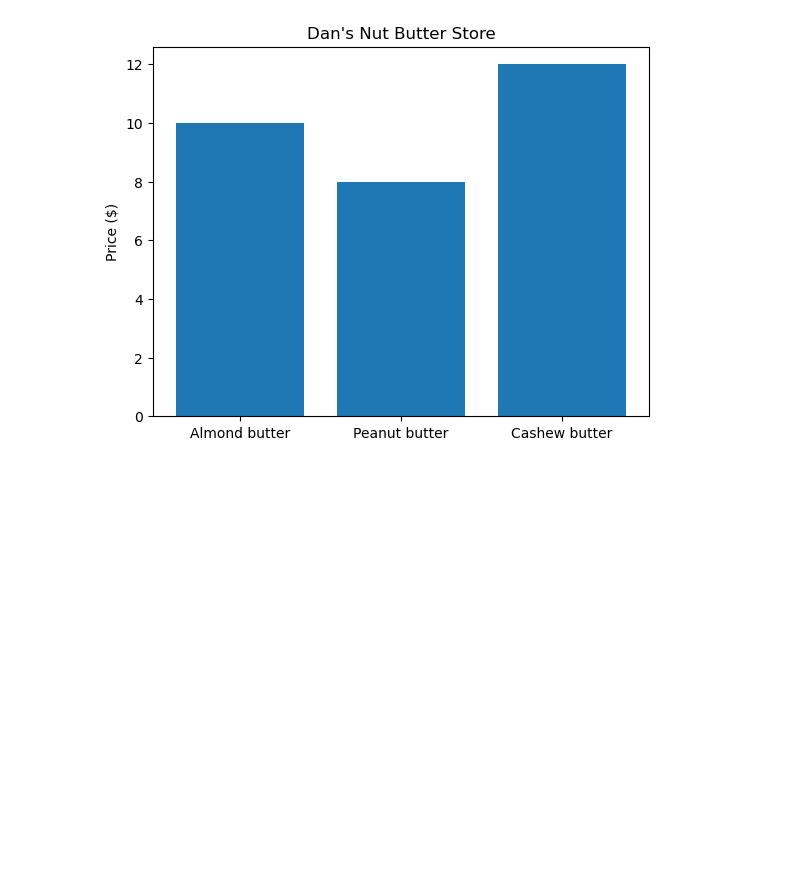
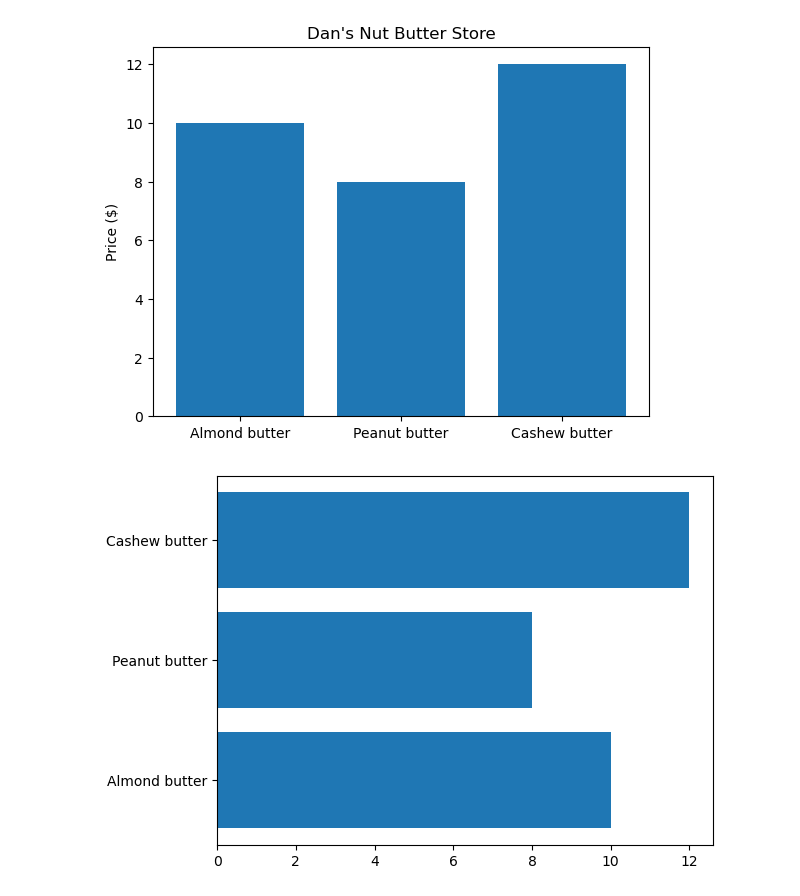
Before and after one commit to YosiKimhi/Machine_Learning_Course, a Jupyter notebook: data-science-and-ml-tools/introduction-to-matplotlib.ipynb, the cells around one changed output. Drawn from its saved outputs; the diff is of its cells as text; code cells hidden in the pictures; blank space fills up the shorter version.

```diff
--- a/data-science-and-ml-tools/introduction-to-matplotlib.ipynb
+++ b/data-science-and-ml-tools/introduction-to-matplotlib.ipynb
@@ -130,3 +130,8 @@ ax.set(title = "Dan's Nut Butter Store",
         ylabel = "Price ($)");
 # %% [output]
 [figure]
+# %%
+fix, ax = plt.subplots()
+ax.barh(list(nut_butter_prices.keys()), list(nut_butter_prices.values()));
+# %% [output]
+[figure, added]
```
Also changed, not shown: parts of 4 cells of this notebook.
